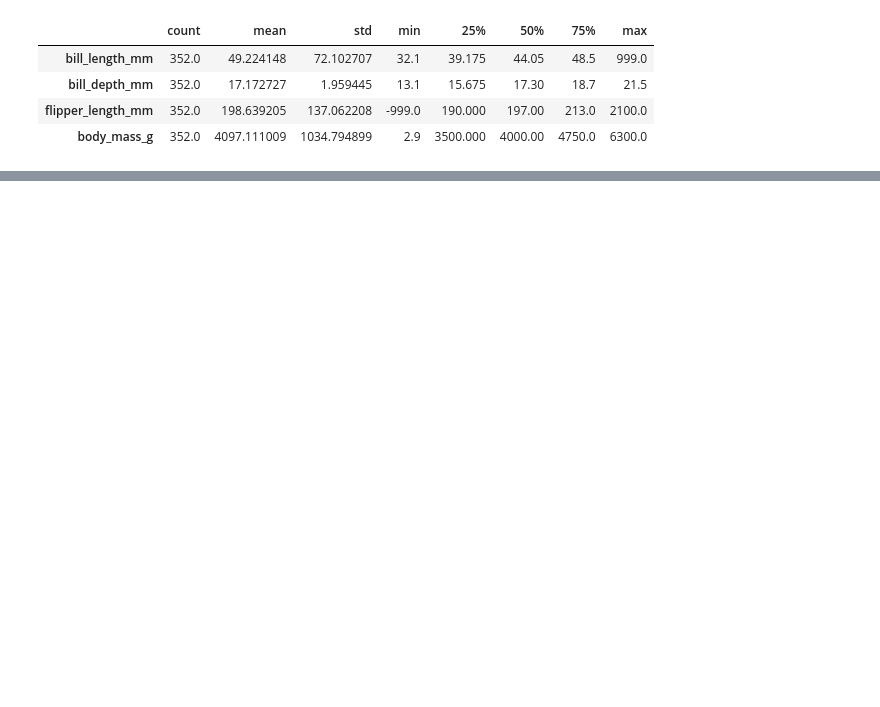
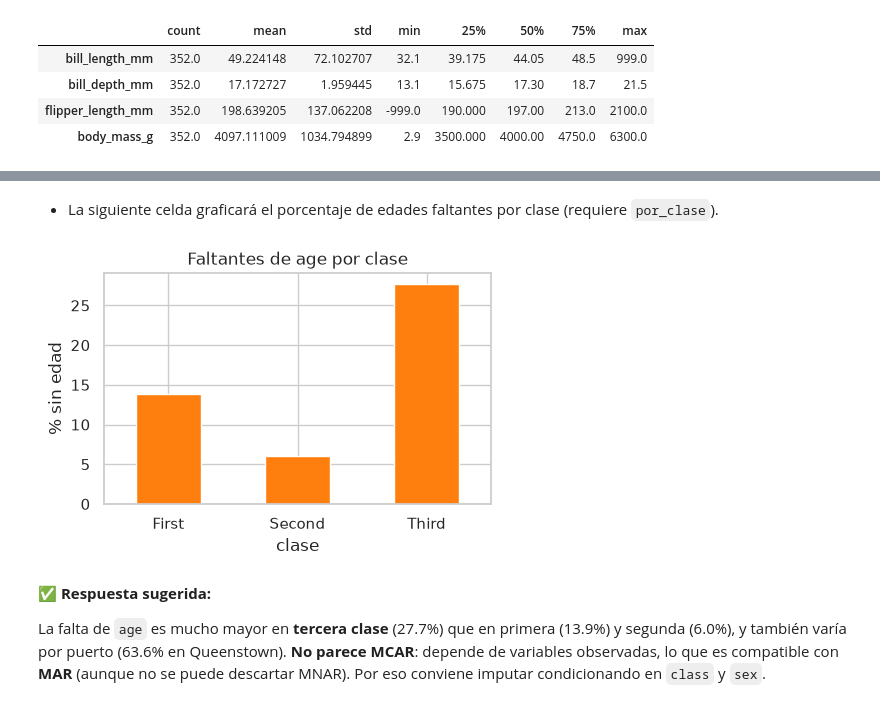
Before and after one commit to PythonistaMX/py401, a Jupyter notebook: soluciones/02_calidad_y_faltantes_soluciones.ipynb, the cells around one changed output, grey strips where cells are left out. Saved outputs shown, nothing was run; the diff lists cells and outputs as text; code cells hidden in the pictures; blank space fills up the shorter version.

```diff
--- a/soluciones/02_calidad_y_faltantes_soluciones.ipynb
+++ b/soluciones/02_calidad_y_faltantes_soluciones.ipynb
@@ -882,0 +713,4 @@ dtype: int64
+# %%
+falta_edad = titanic["age"].isna()
+por_clase = falta_edad.groupby(titanic["class"]).mean().reindex(["First", "Second", "Third"])
+por_clase.round(3), falta_edad.groupby(titanic["sex"]).mean().round(3), falta_edad.groupby(titanic["embark_town"]).mean().round(3)
@@ -882,0 +732,13 @@ dtype: int64
+# %% [markdown]
+* La siguiente celda graficará el porcentaje de edades faltantes por clase (requiere `por_clase`).
+# %%
+if "por_clase" in globals():
+    ax = por_clase.mul(100).plot.bar(color="tab:orange", rot=0, figsize=(5, 3))
+    ax.set(ylabel="% sin edad", xlabel="clase", title="Faltantes de age por clase")
+    plt.show()
+# %% [output]
+[figure, added]
+# %% [markdown]
+**✅ Respuesta sugerida:**
+
+La falta de `age` es mucho mayor en **tercera clase** (27.7%) que en primera (13.9%) y segunda (6.0%), y también varía por puerto (63.6% en Queenstown). **No parece MCAR**: depende de variables observadas, lo que es compatible con **MAR** (aunque no se puede descartar MNAR). Por eso conviene imputar condicionando en `class` y `sex`.
```
Also changed, not shown: parts of 184 cells of this notebook, 5 other files.
